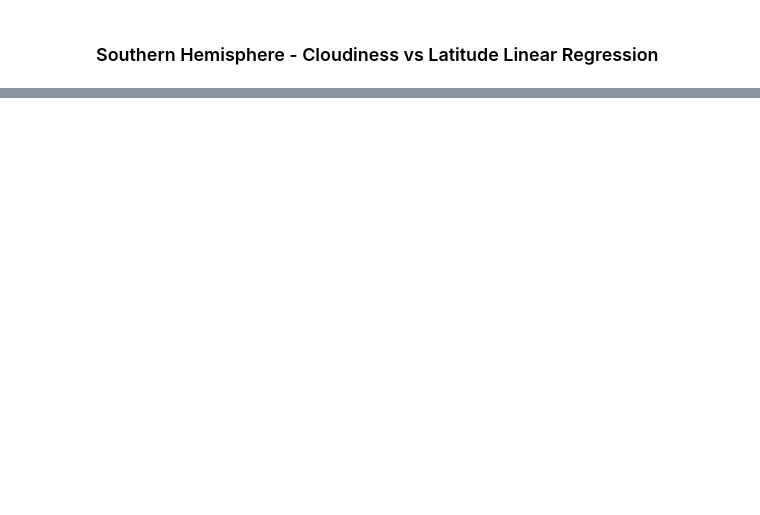
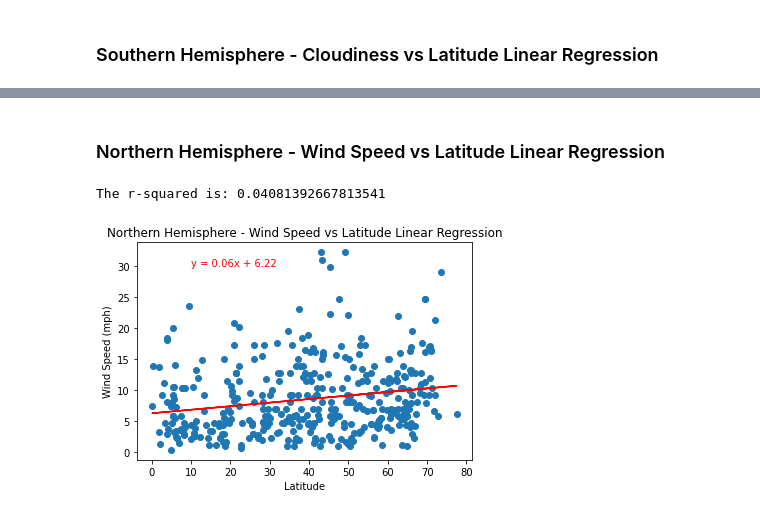
Before and after one commit to cmoeser5/City-Weather, a Jupyter notebook: WeatherPy/WeatherPy.ipynb, the cells around one changed output, grey strips where cells are left out. Saved outputs shown, nothing was run; the diff lists cells and outputs as text; code cells hidden in the pictures; blank space fills up the shorter version.

Commit message:
add output data

```diff
--- a/WeatherPy/WeatherPy.ipynb
+++ b/WeatherPy/WeatherPy.ipynb
@@ -388,0 +386,15 @@ The r-squared is: 1.3189427650003934e-06
+# %% [markdown]
+###  Northern Hemisphere - Wind Speed vs Latitude Linear Regression
+# %%
+equation = linear_regression(north_df["Lat"], north_df["Wind Speed"])
+
+annotate(equation[0], 10, 30)
+
+plt.title(f"Northern Hemisphere - Wind Speed vs Latitude Linear Regression")
+plt.xlabel("Latitude")
+plt.ylabel("Wind Speed (mph)")
+print(f"The r-squared is: {equation[1]**2}")
+plt.savefig("output_data/Northern_Hemisphere-Wind_Speed_vs_Lat")
+# %% [output]
+The r-squared is: 0.04081392667813541
+[figure, added]
```
Also changed, not shown: parts of 19 cells of this notebook, 13 other files.
